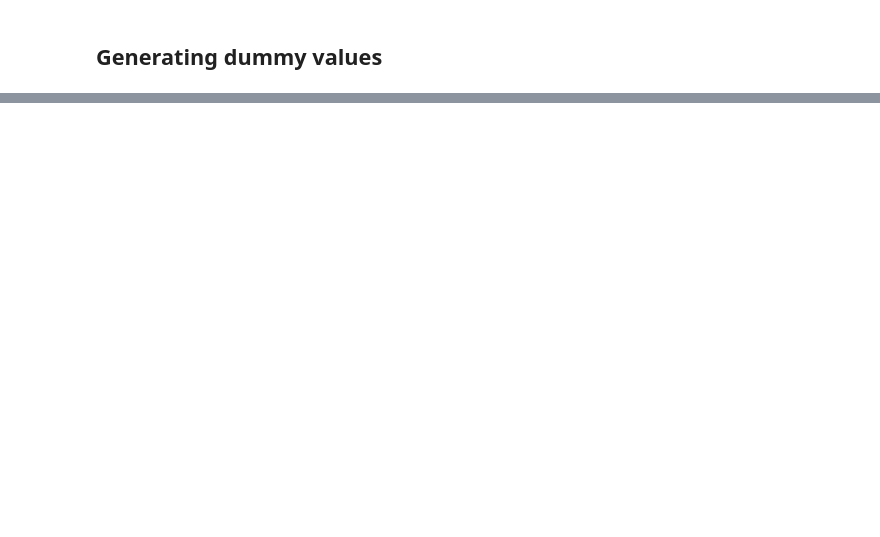
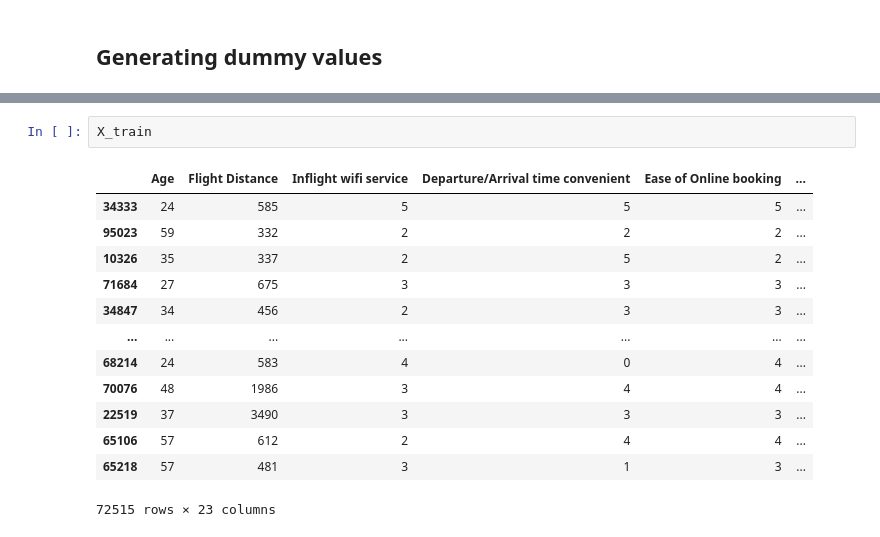
Before and after one commit to kale-sahil/air-passenger-satisfaction-prediction, a Jupyter notebook: Airline_Passenger_Satisfaction.ipynb, the cells around one changed output, grey strips where cells are left out. Saved outputs shown, nothing was run; the diff lists cells and outputs as text; blank space fills up the shorter version.

```diff
--- a/Airline_Passenger_Satisfaction.ipynb
+++ b/Airline_Passenger_Satisfaction.ipynb
@@ -352,0 +442,16 @@ dum_X
+# %%
+X_train
+# %% [output]
+|  | Age | Flight Distance | Inflight wifi service | Departure/Arrival time convenient | Ease of Online booking | ... |
+| 34333 | 24 | 585 | 5 | 5 | 5 | ... |
+| 95023 | 59 | 332 | 2 | 2 | 2 | ... |
+| 10326 | 35 | 337 | 2 | 5 | 2 | ... |
+| 71684 | 27 | 675 | 3 | 3 | 3 | ... |
+| 34847 | 34 | 456 | 2 | 3 | 3 | ... |
+| ... | ... | ... | ... | ... | ... | ... |
+| 68214 | 24 | 583 | 4 | 0 | 4 | ... |
+| 70076 | 48 | 1986 | 3 | 4 | 4 | ... |
+| 22519 | 37 | 3490 | 3 | 3 | 3 | ... |
+| 65106 | 57 | 612 | 2 | 4 | 4 | ... |
+| 65218 | 57 | 481 | 3 | 1 | 3 | ... |
+72515 rows × 23 columns
```
Also changed, not shown: parts of 66 cells of this notebook.
